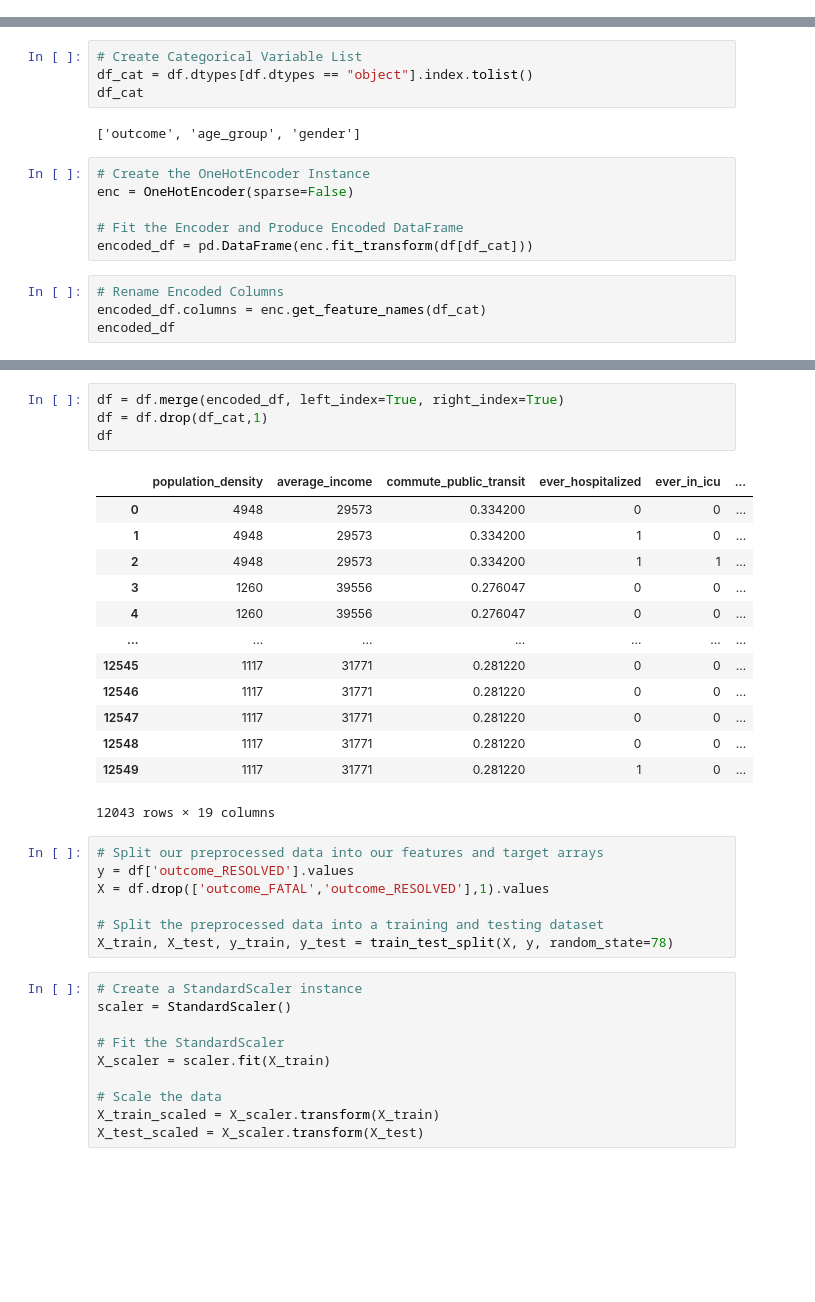
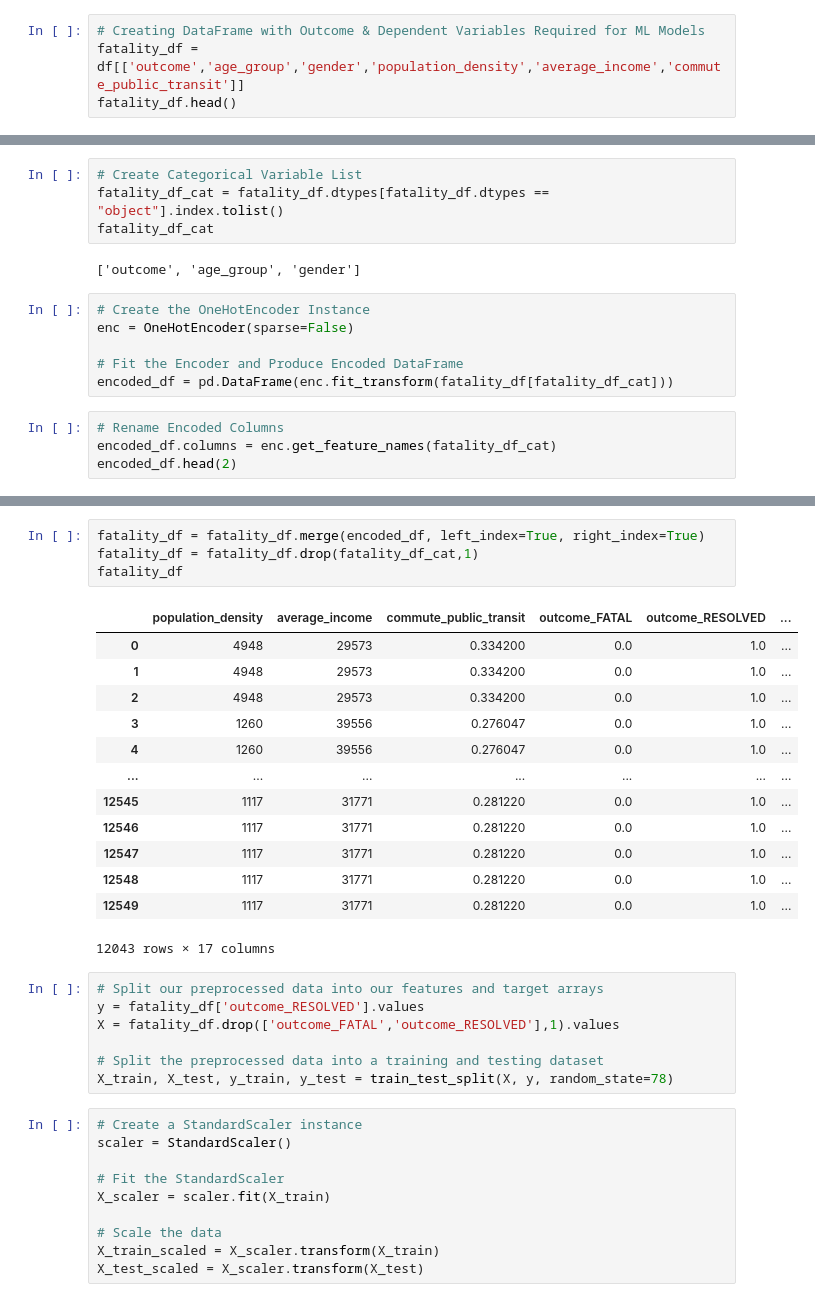
Before and after one commit to tenley8/Team-3, a Jupyter notebook: ML-Model_Toronto/Toronto_Cases_Binary_Classifier.ipynb, the cells around one changed output, grey strips where cells are left out. Saved outputs shown, nothing was run; the diff lists cells and outputs as text; blank space fills up the shorter version.

```diff
--- a/ML-Model_Toronto/Toronto_Cases_Binary_Classifier.ipynb
+++ b/ML-Model_Toronto/Toronto_Cases_Binary_Classifier.ipynb
@@ -123,0 +122,4 @@ Column ever_in_icu has 0 null values
+# %%
+# Creating DataFrame with Outcome & Dependent Variables Required for ML Models
+fatality_df = df[['outcome','age_group','gender','population_density','average_income','commute_public_transit']]
+fatality_df.head()
@@ -124,7 +133,7 @@ Column ever_in_icu has 0 null values
 # %%
 # Create Categorical Variable List
-df_cat = df.dtypes[df.dtypes == "object"].index.tolist()
-df_cat
+fatality_df_cat = fatality_df.dtypes[fatality_df.dtypes == "object"].index.tolist()
+fatality_df_cat
 # %% [output]
 ['outcome', 'age_group', 'gender']
 # %%
@@ -132,11 +141,11 @@ df_cat
 enc = OneHotEncoder(sparse=False)
 
 # Fit the Encoder and Produce Encoded DataFrame
-encoded_df = pd.DataFrame(enc.fit_transform(df[df_cat]))
+encoded_df = pd.DataFrame(enc.fit_transform(fatality_df[fatality_df_cat]))
 # %%
 # Rename Encoded Columns
-encoded_df.columns = enc.get_feature_names(df_cat)
-encoded_df
+encoded_df.columns = enc.get_feature_names(fatality_df_cat)
+encoded_df.head(2)
 # %% [output]
 |  | outcome_FATAL | outcome_RESOLVED | age_group_19 and younger | age_group_20-29 | age_group_30-39 | ... |
 | 0 | 0.0 | 1.0 | 0.0 | 0.0 | 0.0 | ... |
@@ -154,25 +153,25 @@ encoded_df
 # %%
-df = df.merge(encoded_df, left_index=True, right_index=True)
-df = df.drop(df_cat,1)
-df
+fatality_df = fatality_df.merge(encoded_df, left_index=True, right_index=True)
+fatality_df = fatality_df.drop(fatality_df_cat,1)
+fatality_df
 # %% [output]
-|  | population_density | average_income | commute_public_transit | ever_hospitalized | ever_in_icu | ... |
-| 0 | 4948 | 29573 | 0.334200 | 0 | 0 | ... |
-| 1 | 4948 | 29573 | 0.334200 | 1 | 0 | ... |
-| 2 | 4948 | 29573 | 0.334200 | 1 | 1 | ... |
-| 3 | 1260 | 39556 | 0.276047 | 0 | 0 | ... |
-| 4 | 1260 | 39556 | 0.276047 | 0 | 0 | ... |
+|  | population_density | average_income | commute_public_transit | outcome_FATAL | outcome_RESOLVED | ... |
+| 0 | 4948 | 29573 | 0.334200 | 0.0 | 1.0 | ... |
+| 1 | 4948 | 29573 | 0.334200 | 0.0 | 1.0 | ... |
+| 2 | 4948 | 29573 | 0.334200 | 0.0 | 1.0 | ... |
+| 3 | 1260 | 39556 | 0.276047 | 0.0 | 1.0 | ... |
+| 4 | 1260 | 39556 | 0.276047 | 0.0 | 1.0 | ... |
 | ... | ... | ... | ... | ... | ... | ... |
-| 12545 | 1117 | 31771 | 0.281220 | 0 | 0 | ... |
-| 12546 | 1117 | 31771 | 0.281220 | 0 | 0 | ... |
-| 12547 | 1117 | 31771 | 0.281220 | 0 | 0 | ... |
-| 12548 | 1117 | 31771 | 0.281220 | 0 | 0 | ... |
-| 12549 | 1117 | 31771 | 0.281220 | 1 | 0 | ... |
+| 12545 | 1117 | 31771 | 0.281220 | 0.0 | 1.0 | ... |
+| 12546 | 1117 | 31771 | 0.281220 | 0.0 | 1.0 | ... |
+| 12547 | 1117 | 31771 | 0.281220 | 0.0 | 1.0 | ... |
+| 12548 | 1117 | 31771 | 0.281220 | 0.0 | 1.0 | ... |
+| 12549 | 1117 | 31771 | 0.281220 | 0.0 | 1.0 | ... |
-12043 rows × 19 columns
+12043 rows × 17 columns
 # %%
 # Split our preprocessed data into our features and target arrays
-y = df['outcome_RESOLVED'].values
-X = df.drop(['outcome_FATAL','outcome_RESOLVED'],1).values
+y = fatality_df['outcome_RESOLVED'].values
+X = fatality_df.drop(['outcome_FATAL','outcome_RESOLVED'],1).values
 
 # Split the preprocessed data into a training and testing dataset
 X_train, X_test, y_train, y_test = train_test_split(X, y, random_state=78)
```
Also changed, not shown: parts of 49 cells of this notebook.
